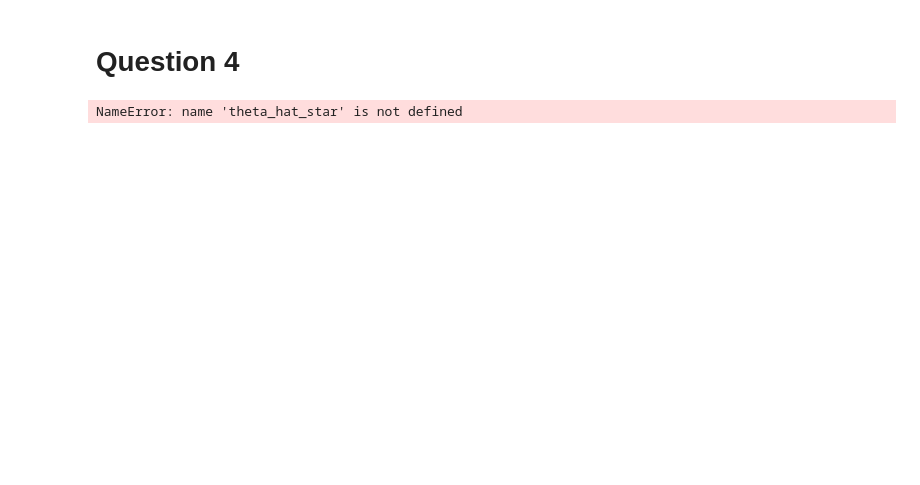
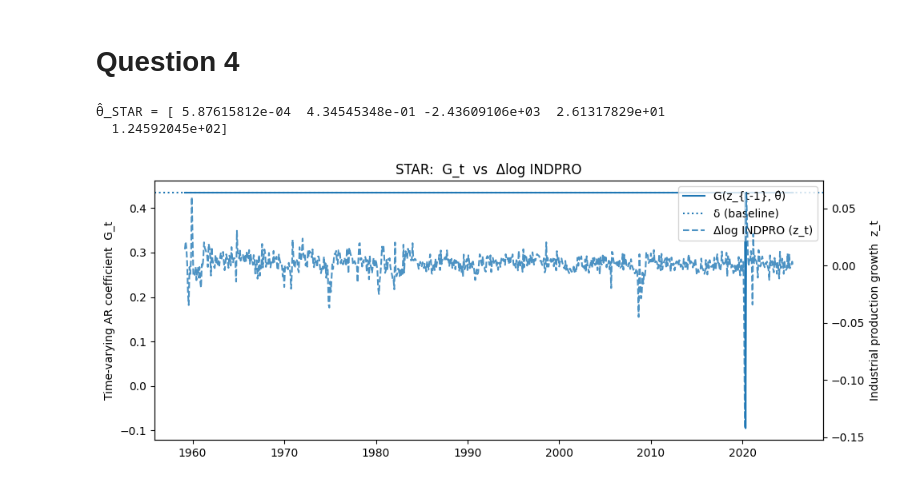
Before and after one commit to yipeisiao/E_EORM_AECTR, a Jupyter notebook: Main_notebook_GA2.ipynb, the cells around one changed output. Drawn from its saved outputs; the diff is of its cells as text; code cells hidden in the pictures; blank space fills up the shorter version.

```diff
--- a/Main_notebook_GA2.ipynb
+++ b/Main_notebook_GA2.ipynb
@@ -207,2 +268,8 @@ Optimization successful for STAR. Total Loss: 2.175517
 # %% [markdown]
 # Question 4
+# %%
+assert "STAR" in results_Q3
+print("θ̂_STAR =", results_Q3["STAR"]["theta"])
+# %% [output]
+θ̂_STAR = [ 5.87615812e-04  4.34545348e-01 -2.43609106e+03  2.61317829e+01
+  1.24592045e+02]
@@ -209,28 +280,30 @@ Optimization successful for STAR. Total Loss: 2.175517
 # %%
-# x, z 已是 Δlog 後的一維 np.array；date 是對應的 DatetimeIndex
-mu, delta, gamma, alpha, beta = theta_hat_star  # 來自 Q3 的 STAR 估計
+# Results for Q4(plot G_t and z_t with current θ̂_STAR)
+mu, delta, gamma, alpha, beta = np.asarray(results_Q3["STAR"]["theta"])
+date = pd.to_datetime(df_log_diff["DATE"])
+z = df_log_diff["INDPRO"].to_numpy()
+
 def logistic(u):
-    u = np.clip(u, -30, 30)       # 數值穩定
+    u = np.clip(u, -30, 30)       # 避免 exp 溢位
     return 1.0 / (1.0 + np.exp(u))
 
-# G_t 用到 z_{t-1}，所以和 x_t 一樣，從第二期開始對齊
-G = delta + gamma * logistic(alpha + beta * z[:-1])   # 長度 T-1
-z_align = z[1:]                                       # 用同一時間軸對齊
-date_align = date[1:]                                 # 對齊的日期
+G = delta + gamma * logistic(alpha + beta * z[:-1])  # T-1
+z_align = z[1:]
+date_align = date[1:]
 
-# 畫在同一張圖；兩個尺度不同，用雙 y 軸最清楚（題目允許 single plot）
 import matplotlib.pyplot as plt
 fig, ax1 = plt.subplots(figsize=(10,4))
 ax1.plot(date_align, G, label="G(z_{t-1}, θ̂)", linewidth=1.5)
-ax1.set_ylabel("Time-varying AR coefficient G_t")
+ax1.axhline(delta, linestyle=":", label="δ (baseline)")
+ax1.set_ylabel("Time-varying AR coefficient  G_t")
+
 ax2 = ax1.twinx()
-ax2.plot(date_align, z_align, label="Δlog INDPRO (z_t)", linestyle="--", alpha=0.8)
-ax2.set_ylabel("Industrial production growth (z_t)")
-ax1.set_title("STAR: G_t vs. industrial production growth")
-# 合併圖例
+ax2.plot(date_align, z_align, linestyle="--", alpha=0.8, label="Δlog INDPRO (z_t)")
+ax2.set_ylabel("Industrial production growth  z_t")
+
 lines = ax1.get_lines() + ax2.get_lines()
-labels = [l.get_label() for l in lines]
-ax1.legend(lines, labels, loc="upper right")
+ax1.legend(lines, [l.get_label() for l in lines], loc="upper right")
+ax1.set_title("STAR:  G_t  vs  Δlog INDPRO")
 plt.tight_layout(); plt.show()
 # %% [output]
-NameError: name 'theta_hat_star' is not defined
+[figure, added]
```
Also changed, not shown: parts of 3 cells of this notebook.
